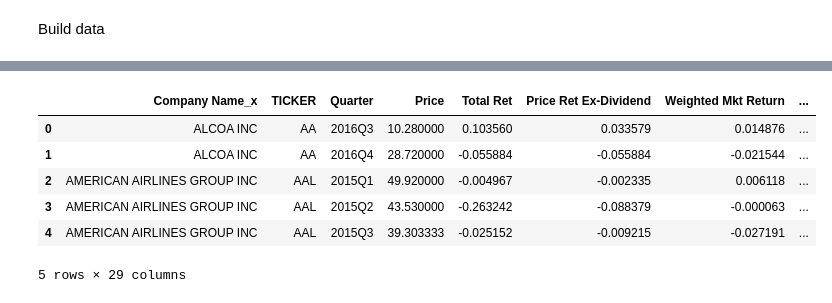
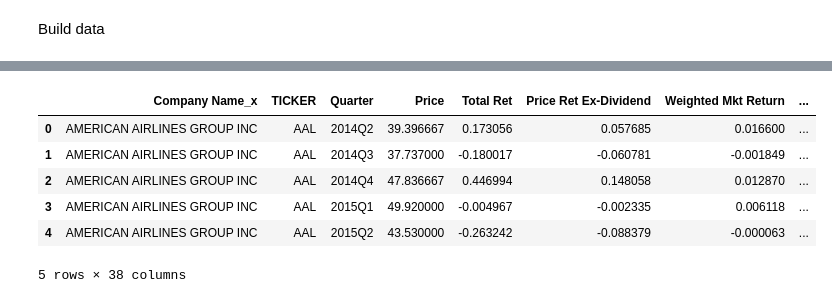
Before and after one commit to jajajalalalala/factor_analysis, a Jupyter notebook: data_builder.ipynb, the cells around one changed output, grey strips where cells are left out. Cells and saved outputs as stored; diff of their text form; code cells hidden in the pictures.

Commit message:
add analyst data

```diff
--- a/data_builder.ipynb
+++ b/data_builder.ipynb
@@ -6,6 +6,7 @@ import matplotlib.pyplot as plt
 russel_data_raw = pd.read_csv('data/russel_1000_growth.csv')
 constituents_data_raw = pd.read_csv('data/constituents_data.csv')
 fundamental_raw = pd.read_csv('data/fundamental.csv')
+analyst_data_raw = pd.read_csv('data/analyst_data.csv')
 # %%
 # Get tickers
 tickers = russel_data_raw['Ticker']
@@ -417,6 +418,10 @@ compustat_field_mapping = {
     },
     'actq': {
         'name': "Current Asset"
+    },
+    'spcsrc': {
+        'Description': 'SP Quality Index',
+        'name':'Rating'
     }
 }
 
@@ -518,3 +641,14 @@ for ticker in unique_tickers:
     )
     merged_ticker_data.append(merged)
 final_merged_data = pd.concat(merged_ticker_data, ignore_index=True)
+
+# Merge analyst data
+final_merged_data = pd.merge(
+    final_merged_data,
+    quarterly_analyst_data,
+    on=['TICKER', 'Quarter'],
+    # how='left'  # Use 'left' to keep all rows from final_merged_data
+)
+
+# Display the combined dataset
+final_merged_data.head()
@@ -550,7 +682,7 @@ final_merged_data.sort_values(by=['TICKER', 'Quarter'], inplace=True)
 final_merged_data['EPS'] = (final_merged_data['Quart NI'] * 1000)/( final_merged_data['Shares Outstanding'])
 final_merged_data['Revenue Growth'] = final_merged_data.groupby('TICKER')['Quart Rev'].transform(lambda x: x.pct_change())
 final_merged_data['P/E Ratio Quarter'] = final_merged_data['Price'] / final_merged_data['EPS']
-final_merged_data['P/E Ratio Annual'] = final_merged_data['P/E Ratio Quater'] / 4
+final_merged_data['P/E Ratio Annual'] = final_merged_data['P/E Ratio Quarter'] / 4
 final_merged_data['Earnings Growth Rate'] = final_merged_data.groupby('TICKER')['EPS'].transform(lambda x: x.pct_change())
 
 # Drop rows with NaN values in the calculated change percentage columns
@@ -603,41 +735,50 @@ columns_to_keep = [
     "Weighted Mkt Return",
     "Volume",
     "Dividend",
     "Price Low",
     "Price High",
     "Shares Outstanding",
     "Excess Return",
     "Mkt Cap",
     "Price Growth Rate",
     "Quart Rev",
     "Quart NI",
     "Equity",
     "Liabilities",
     "Revenue",
     "Industry Code",
     "Asset",
     "Current Asset",
     "EPS",
+    "Rating",
     "Revenue Growth",
-    "P/E Ratio",
     "Earnings Growth Rate",
     "P/E Ratio Annual",
-    "P/E Ratio Quarter"
+    "P/E Ratio Quarter",
+    'Mean Recommendation',     # Average of mean recommendations
+    'Median Recommendation',      # Average of median recommendations
+    'Recommendation StdDev',      # Average of standard deviation
+    'Number of Recommendations',   # Total number of recommendations
+    'Number of Upgrades',          # Total number of upgrades
+    'Number of Downgrades',        # Total number of downgrades
+    'Buy Percentage',             # Average buy percentage
+    'Sell Percentage',            # Average sell percentage
+    'Hold Percentage'             # Average hold percentage
 ]
 
 # Filter the DataFrame to keep only the specified columns
 final_filtered_data = final_merged_data[columns_to_keep]
 
 # Display the first few rows of the filtered DataFrame
 final_filtered_data.head()
 # %% [output]
 |  | Company Name_x | TICKER | Quarter | Price | Total Ret | Price Ret Ex-Dividend | Weighted Mkt Return | ... |
-| 0 | ALCOA INC | AA | 2016Q3 | 10.280000 | 0.103560 | 0.033579 | 0.014876 | ... |
-| 1 | ALCOA INC | AA | 2016Q4 | 28.720000 | -0.055884 | -0.055884 | -0.021544 | ... |
-| 2 | AMERICAN AIRLINES GROUP INC | AAL | 2015Q1 | 49.920000 | -0.004967 | -0.002335 | 0.006118 | ... |
-| 3 | AMERICAN AIRLINES GROUP INC | AAL | 2015Q2 | 43.530000 | -0.263242 | -0.088379 | -0.000063 | ... |
-| 4 | AMERICAN AIRLINES GROUP INC | AAL | 2015Q3 | 39.303333 | -0.025152 | -0.009215 | -0.027191 | ... |
+| 0 | AMERICAN AIRLINES GROUP INC | AAL | 2014Q2 | 39.396667 | 0.173056 | 0.057685 | 0.016600 | ... |
+| 1 | AMERICAN AIRLINES GROUP INC | AAL | 2014Q3 | 37.737000 | -0.180017 | -0.060781 | -0.001849 | ... |
+| 2 | AMERICAN AIRLINES GROUP INC | AAL | 2014Q4 | 47.836667 | 0.446994 | 0.148058 | 0.012870 | ... |
+| 3 | AMERICAN AIRLINES GROUP INC | AAL | 2015Q1 | 49.920000 | -0.004967 | -0.002335 | 0.006118 | ... |
+| 4 | AMERICAN AIRLINES GROUP INC | AAL | 2015Q2 | 43.530000 | -0.263242 | -0.088379 | -0.000063 | ... |
-5 rows × 29 columns
+5 rows × 38 columns
 # %%
 # Save data
 final_filtered_data.to_csv("final_merged_data.csv", index=False)
```
Also changed, not shown: parts of 8 cells of this notebook, 1 other file.
